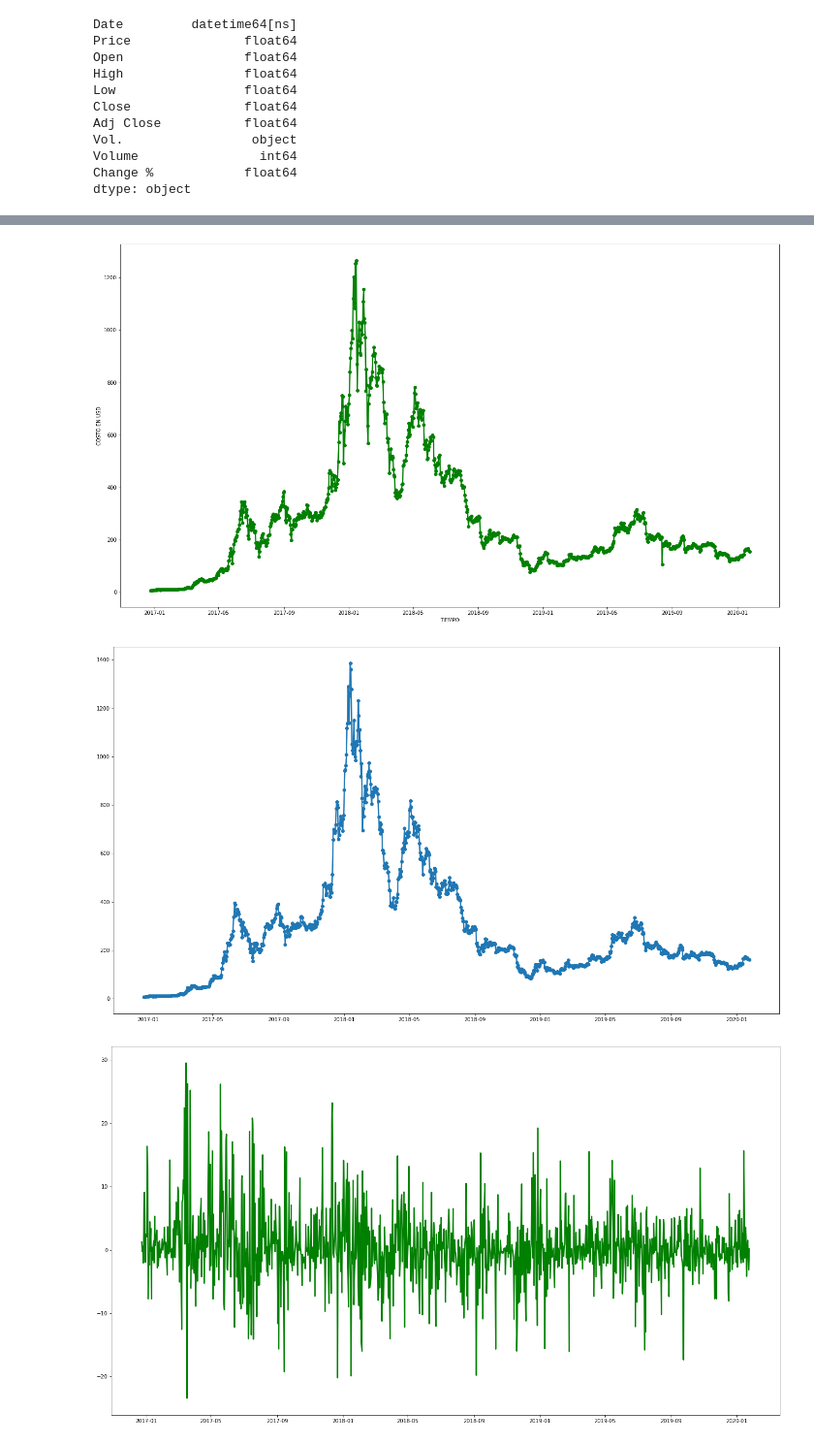
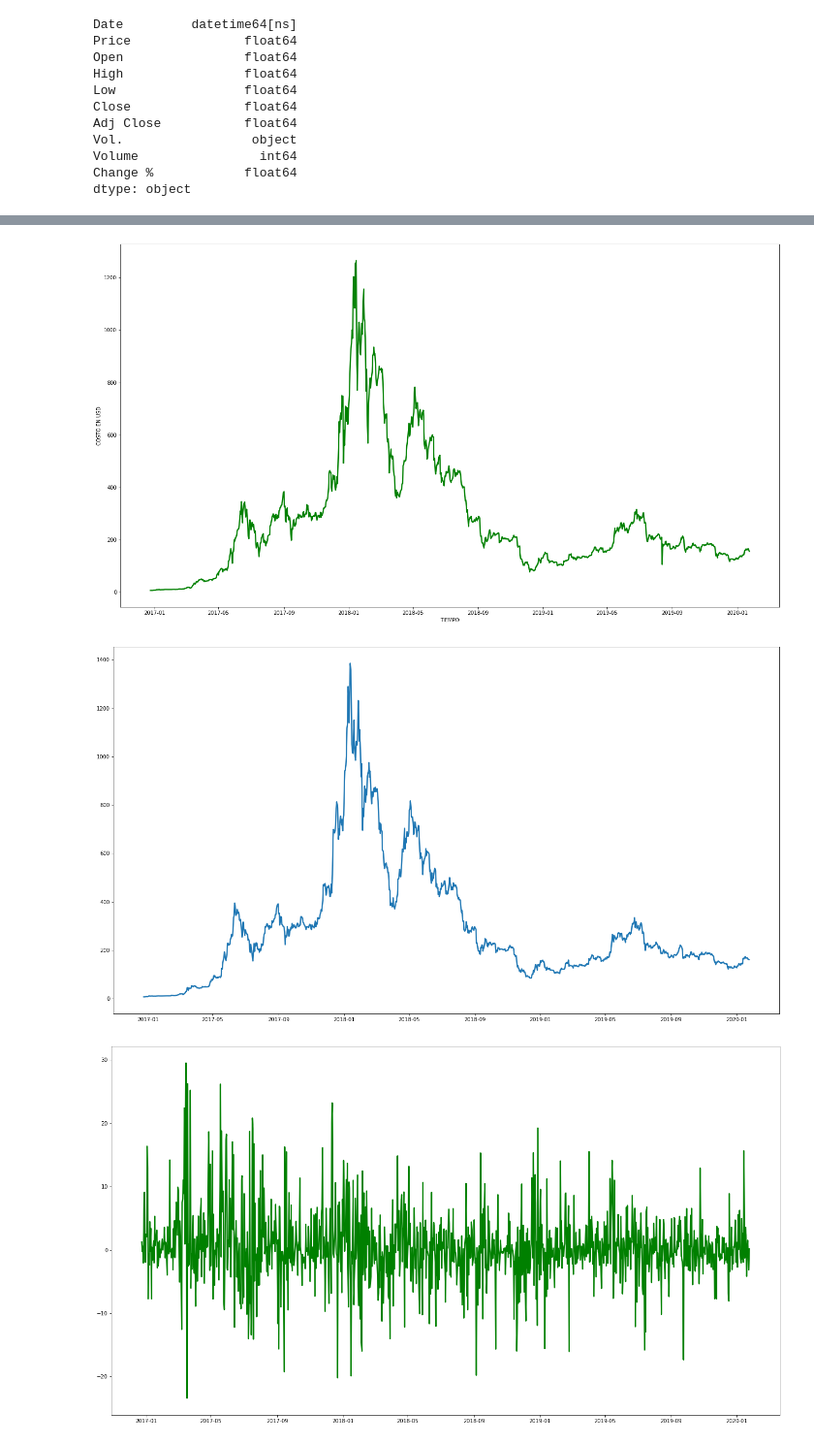
Before and after one commit to ironhack-datalabs/datamex0120, a Jupyter notebook: module-1/web-project/your-code/Untitled.ipynb, the cells around one changed output, grey strips where cells are left out. Shown at 97% size. Cells and saved outputs as stored; diff of their text form; code cells hidden in the pictures.

```diff
--- a/module-1/web-project/your-code/Untitled.ipynb
+++ b/module-1/web-project/your-code/Untitled.ipynb
@@ -28,7 +28,7 @@ csv_df.tail(5)
 # request de la api de cryptocompare
 # %%
 # ultimas 1000 transacciones registradas en el mercado de etherium por dia, todos los precios son en usd
-response = requests.get('https://min-api.cryptocompare.com/data/v2/histoday?fsym=ETH&tsym=USD&limit=1127')
+response = requests.get('https://min-api.cryptocompare.com/data/v2/histoday?fsym=ETH&tsym=USD&limit=1128')
 read = response.json()
 high = []
 low = []
@@ -150,19 +158,19 @@ plt.plot(date,hig,linewidth=2.5, color='red',marker='o')
 # %%
 plt.figure(figsize=[23,13],edgecolor='black',frameon=False)
 plt.xlabel('TIEMPO')
 plt.ylabel('COSTO EN USD')
 lo = final3['Low']
-plt.plot(date,lo,linewidth=2.5, label='Low',c='green',marker='o')
+plt.plot(date,lo,linewidth=2.5, label='Low',c='green')
 plt.show()
 # %% [output]
-[figure, old version]
+[figure, new version]
 # %%
 plt.figure(figsize=[23,13],frameon=False)
 clo = final3['Close']
-plt.plot(date,clo,linewidth=2.5, marker='o')
+plt.plot(date,clo,linewidth=2.5)
 plt.show()
 # %% [output]
-[figure, old version]
+[figure, new version]
 # %%
 plt.figure(figsize=[23,13],edgecolor='black',frameon=False)
 chang = final3['Change %']
```
Also changed, not shown: parts of 81 cells of this notebook, 1 other file.
